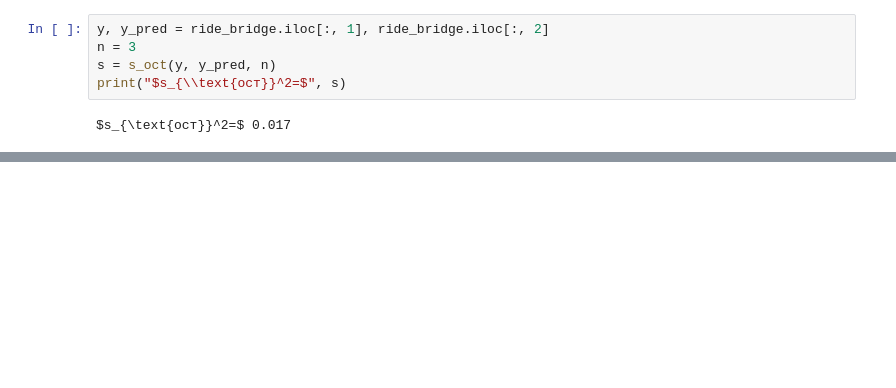
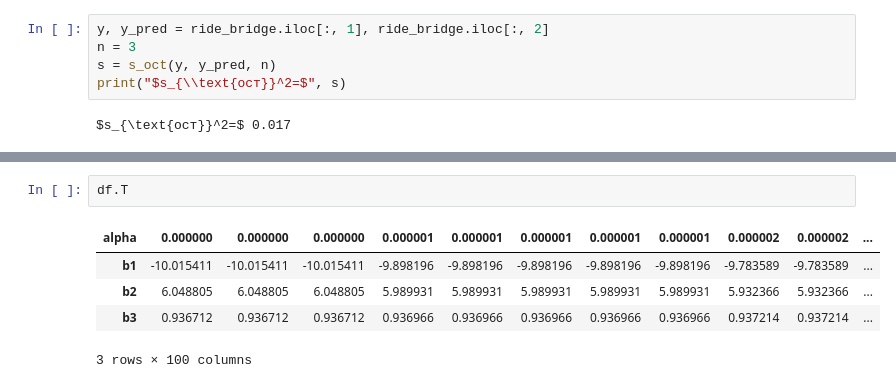
Before and after one commit to Aveocr/regression_analysis, a Jupyter notebook: 2semestr/2lb.ipynb, the cells around one changed output, grey strips where cells are left out. Cells and saved outputs as stored; diff of their text form; blank space fills up the shorter version.

```diff
--- a/2semestr/2lb.ipynb
+++ b/2semestr/2lb.ipynb
@@ -223,0 +250,8 @@ Name: $ \hat{y_k} $, dtype: float64
+# %%
+df.T
+# %% [output]
+| alpha | 0.000000 | 0.000000 | 0.000000 | 0.000001 | 0.000001 | 0.000001 | 0.000001 | 0.000001 | 0.000002 | 0.000002 | ... |
+| b1 | -10.015411 | -10.015411 | -10.015411 | -9.898196 | -9.898196 | -9.898196 | -9.898196 | -9.898196 | -9.783589 | -9.783589 | ... |
+| b2 | 6.048805 | 6.048805 | 6.048805 | 5.989931 | 5.989931 | 5.989931 | 5.989931 | 5.989931 | 5.932366 | 5.932366 | ... |
+| b3 | 0.936712 | 0.936712 | 0.936712 | 0.936966 | 0.936966 | 0.936966 | 0.936966 | 0.936966 | 0.937214 | 0.937214 | ... |
+3 rows × 100 columns
```
Also changed, not shown: parts of 22 cells of this notebook, 1 other file.
